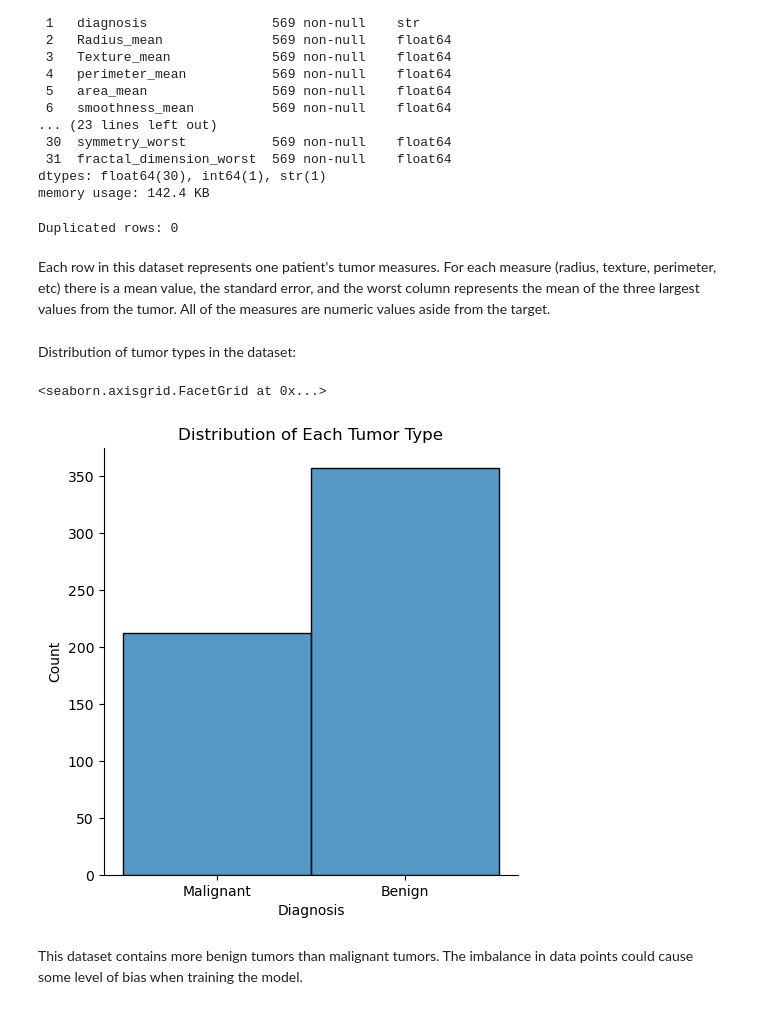
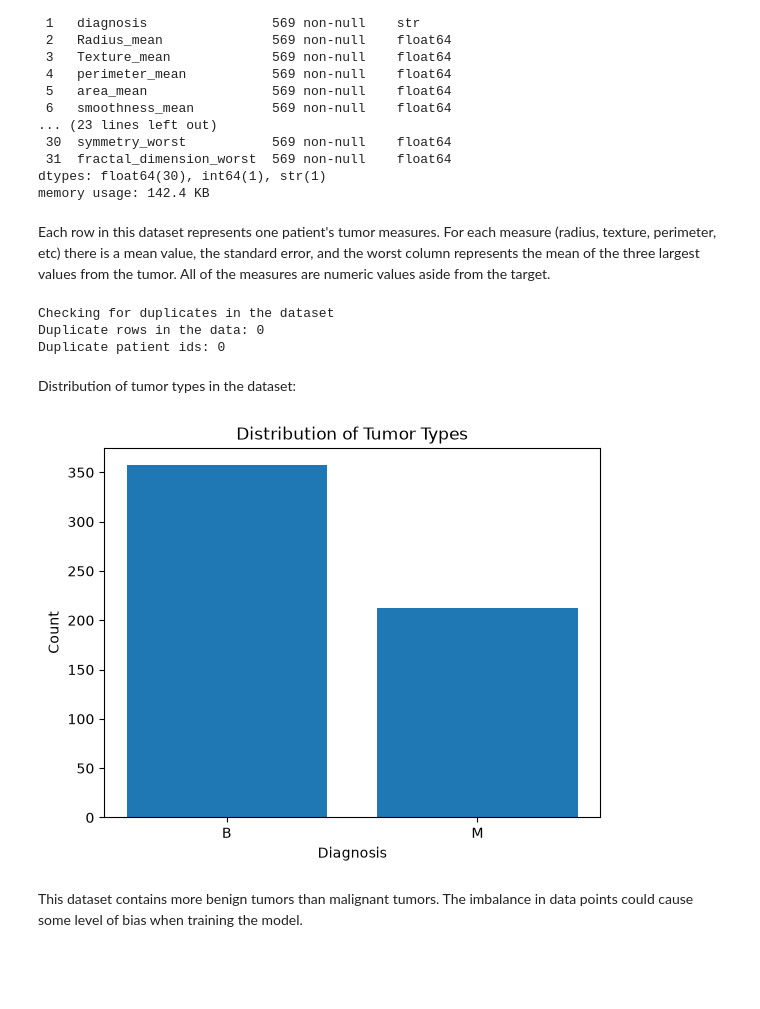
Before and after one commit to anvitab110/curly-octo-sniffle, a Jupyter notebook: bc_practice.ipynb, the cells around one changed output. Saved outputs shown, nothing was run; the diff lists cells and outputs as text; code cells hidden in the pictures; blank space fills up the shorter version.

Commit message:
fixed graph errors

```diff
--- a/bc_practice.ipynb
+++ b/bc_practice.ipynb
@@ -52,23 +52,29 @@ Data columns (total 32 columns):
  31  fractal_dimension_worst  569 non-null    float64
 dtypes: float64(30), int64(1), str(1)
 memory usage: 142.4 KB
-# %%
-dup = df.duplicated().sum()
-print("Duplicated rows: {} ".format(dup))
-# %% [output]
-Duplicated rows: 0
 # %% [markdown]
 Each row in this dataset represents one patient's tumor measures. For each measure (radius, texture, perimeter, etc) there is a mean value, the standard error, and the worst column represents the mean of the three largest values from the tumor. All of the measures are numeric values aside from the target.
+# %%
+print("Checking for duplicates in the dataset")
+print("Duplicate rows in the data: {}".format(df.duplicated().sum()))
+print("Duplicate patient ids: {}".format(df['id'].duplicated().sum()))
+# %% [output]
+Checking for duplicates in the dataset
+Duplicate rows in the data: 0
+Duplicate patient ids: 0
 # %% [markdown]
 Distribution of tumor types in the dataset:
 # %%
 #bar plot of tumor types
-plot = sns.displot(data = df, x = "diagnosis")
-plot.set(title = "Distribution of Each Tumor Type", xlabel = "Diagnosis",
-         xticklabels = ["Malignant", "Benign"])
+tumor_types = df.groupby('diagnosis')['id'].count()
+
+plt.bar(x = tumor_types.index, height = tumor_types)
+plt.xlabel("Diagnosis")
+plt.ylabel("Count")
+plt.title("Distribution of Tumor Types")
+plt.show()
 # %% [output]
-<seaborn.axisgrid.FacetGrid at 0x...>
-[figure, old version]
+[figure, new version]
 # %% [markdown]
 This dataset contains more benign tumors than malignant tumors. The imbalance in data points could cause some level of bias when training the model.
 # %% [markdown]
```
Also changed, not shown: parts of 18 cells of this notebook.
